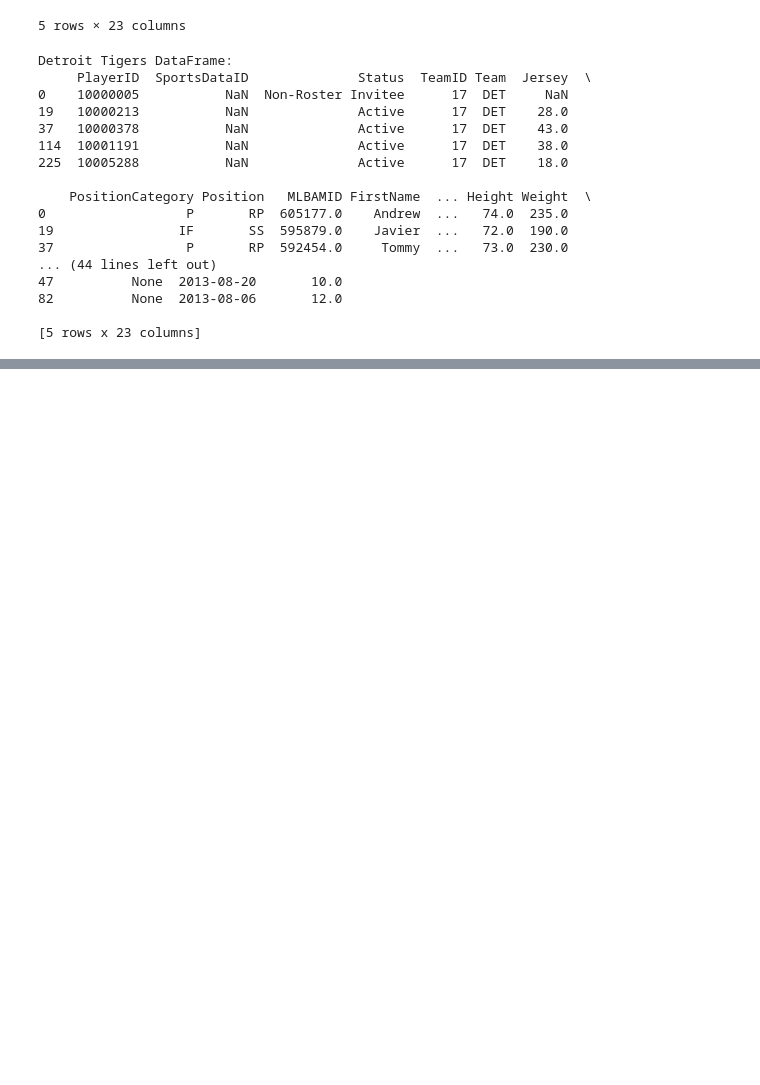
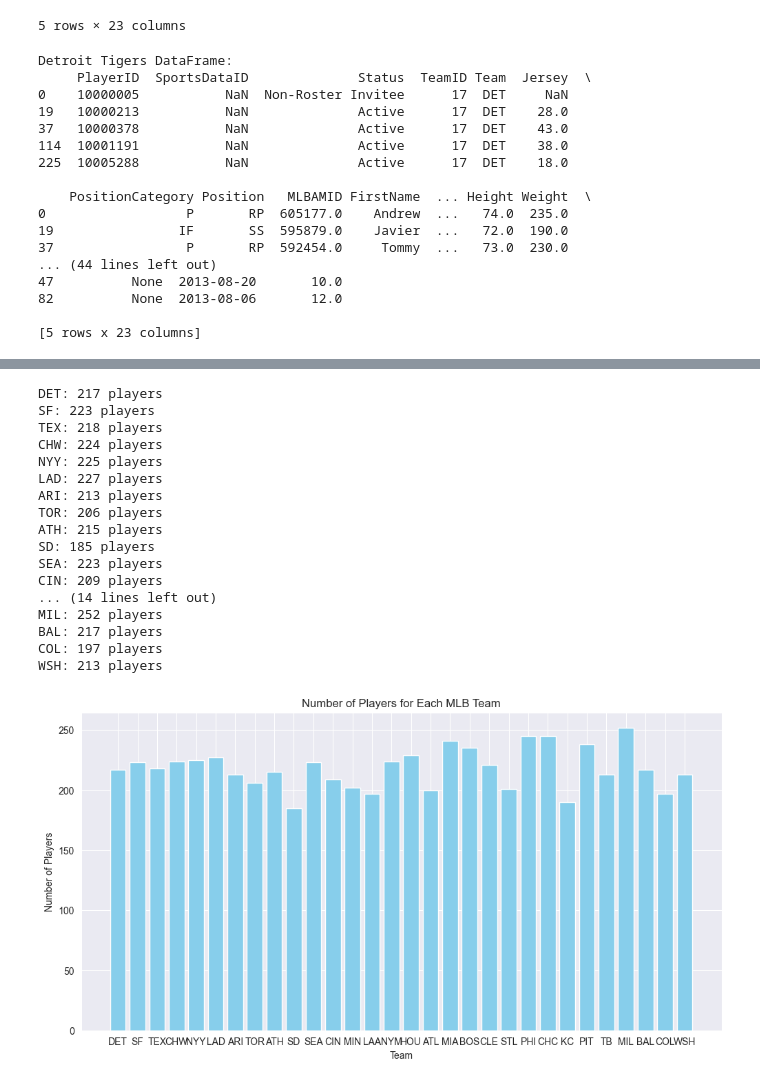
Before and after one commit to avidcyclist/baseball_data, a Jupyter notebook: data/all_players_messing_around.ipynb, the cells around one changed output, grey strips where cells are left out. Saved outputs shown, nothing was run; the diff lists cells and outputs as text; code cells hidden in the pictures; blank space fills up the shorter version.

```diff
--- a/data/all_players_messing_around.ipynb
+++ b/data/all_players_messing_around.ipynb
@@ -67,0 +96,49 @@ Detroit Tigers DataFrame:
+# %%
+
+# Display the number of players for each team
+
+# Create a dictionary to store the number of players for each team
+team_player_counts = {}
+
+# Iterate over the team DataFrames and count the number of players for each team
+
+for team, team_df in team_dataframes.items():
+    team_player_counts[team] = len(team_df)
+
+# Display the number of players for each team
+
+for team, player_count in team_player_counts.items():
+    print(f"{team}: {player_count} players")
+
+# Create a bar plot of the number of players for each team
+
+# Set the style of the plot
+sns.set_style("darkgrid")
+
+# Create a bar plot
+
+plt.figure(figsize=(12, 6))
+plt.bar(team_player_counts.keys(), team_player_counts.values(), color='skyblue')
+plt.xlabel('Team')
+plt.ylabel('Number of Players')
+plt.title('Number of Players for Each MLB Team')
+plt.show()
+# %% [output]
+DET: 217 players
+SF: 223 players
+TEX: 218 players
+CHW: 224 players
+NYY: 225 players
+LAD: 227 players
+ARI: 213 players
+TOR: 206 players
+ATH: 215 players
+SD: 185 players
+SEA: 223 players
+CIN: 209 players
+... (14 lines left out)
+MIL: 252 players
+BAL: 217 players
+COL: 197 players
+WSH: 213 players
+[figure, added]
```
Also changed, not shown: parts of 5 cells of this notebook.
